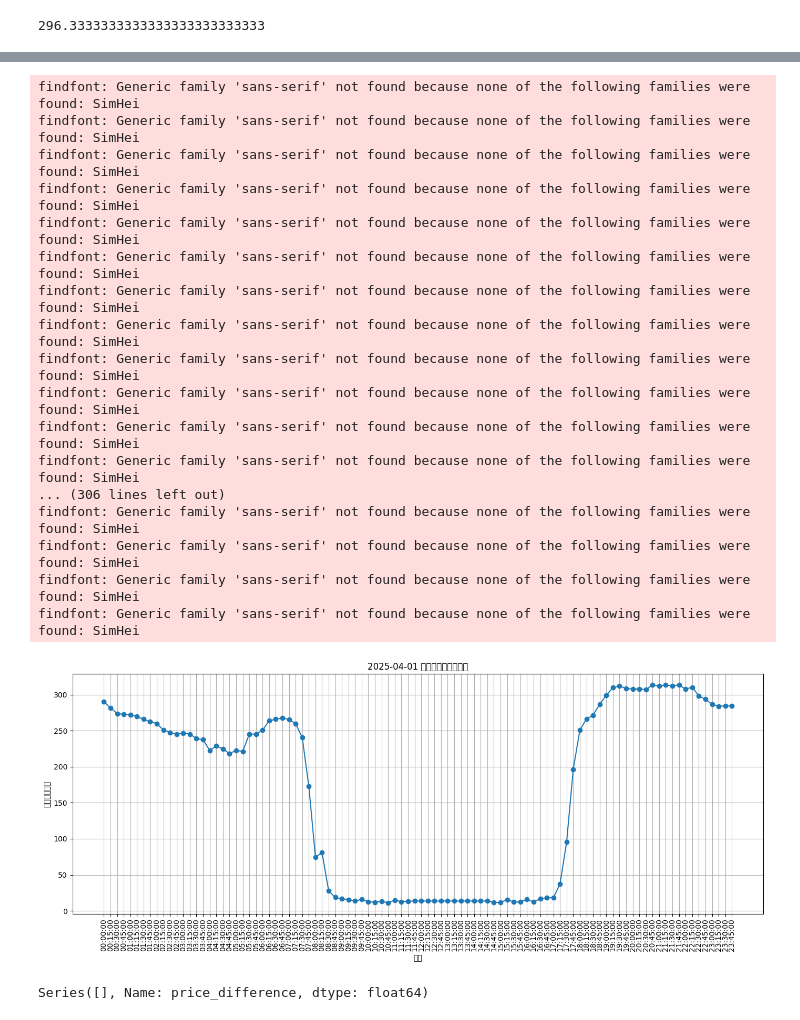
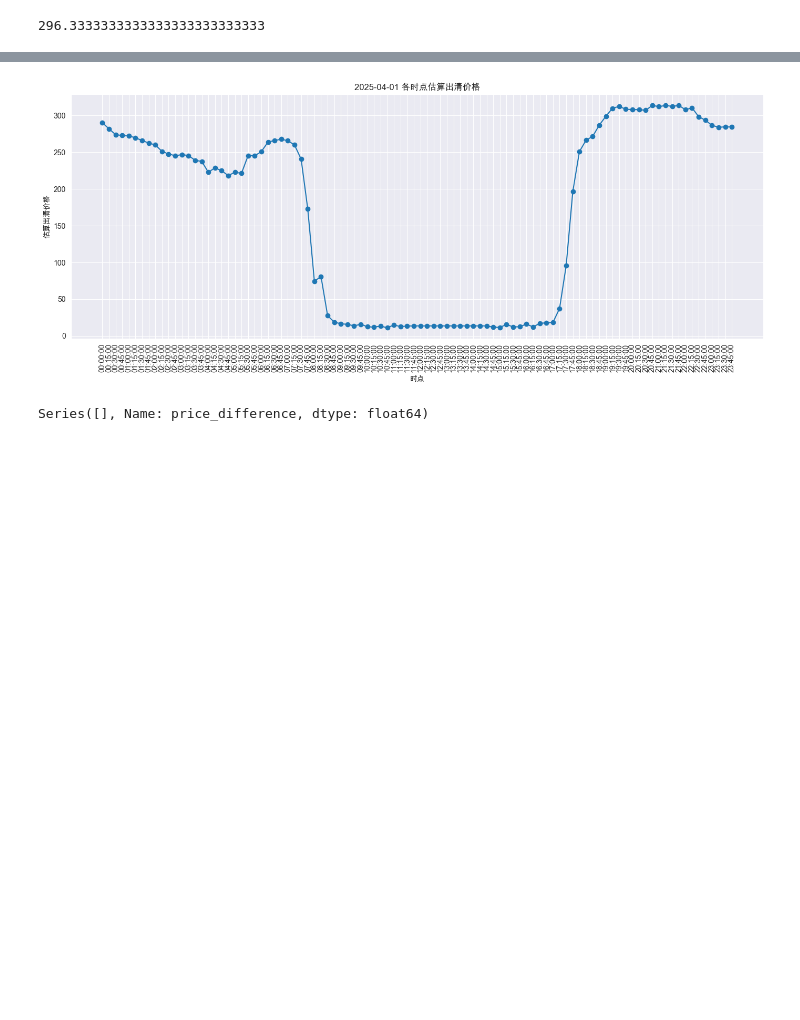
Before and after one commit to 2PoL/day_ahead_spot_price, a Jupyter notebook: main/priceAnalysisOnSimilarDays.ipynb, the cells around one changed output, grey strips where cells are left out. Drawn from its saved outputs; the diff is of its cells as text; code cells hidden in the pictures; blank space fills up the shorter version.

```diff
--- a/main/priceAnalysisOnSimilarDays.ipynb
+++ b/main/priceAnalysisOnSimilarDays.ipynb
@@ -97,40 +97,24 @@ result_df
 # %%
 import matplotlib.pyplot as plt
 
 # 转换 time_slot 为字符串，用作横坐标
 result_df["time_str"] = result_df["time_slot"].astype(str)
 
-plt.rcParams['font.sans-serif'] = ['SimHei']  # 设置默认字体为黑体
+# plt.rcParams['font.sans-serif'] = ['SimHei']  # 设置默认字体为黑体
+plt.rcParams['font.sans-serif'] = ['Arial Unicode MS']
 plt.rcParams['axes.unicode_minus'] = False    # 解决负号显示为方块的问题
 # 绘图
 plt.figure(figsize=(14, 6))
 plt.plot(result_df["time_str"], result_df["estimated_price"], marker='o')
 plt.title(f"{result_df['date'].iloc[0]} 各时点估算出清价格")
 plt.xlabel("时点")
 plt.ylabel("估算出清价格")
 plt.xticks(rotation=90)
 plt.grid(True)
 plt.tight_layout()
 plt.show()
 # %% [output]
-findfont: Generic family 'sans-serif' not found because none of the following families were found: SimHei
-findfont: Generic family 'sans-serif' not found because none of the following families were found: SimHei
-findfont: Generic family 'sans-serif' not found because none of the following families were found: SimHei
-findfont: Generic family 'sans-serif' not found because none of the following families were found: SimHei
-findfont: Generic family 'sans-serif' not found because none of the following families were found: SimHei
-findfont: Generic family 'sans-serif' not found because none of the following families were found: SimHei
-findfont: Generic family 'sans-serif' not found because none of the following families were found: SimHei
-findfont: Generic family 'sans-serif' not found because none of the following families were found: SimHei
-findfont: Generic family 'sans-serif' not found because none of the following families were found: SimHei
-findfont: Generic family 'sans-serif' not found because none of the following families were found: SimHei
-findfont: Generic family 'sans-serif' not found because none of the following families were found: SimHei
-findfont: Generic family 'sans-serif' not found because none of the following families were found: SimHei
-... (306 lines left out)
-findfont: Generic family 'sans-serif' not found because none of the following families were found: SimHei
-findfont: Generic family 'sans-serif' not found because none of the following families were found: SimHei
-findfont: Generic family 'sans-serif' not found because none of the following families were found: SimHei
-findfont: Generic family 'sans-serif' not found because none of the following families were found: SimHei
-[figure, old version]
+[figure, new version]
 # %%
 query = """
     SELECT time_slot, day_ahead_clearing_price
```
Also changed, not shown: parts of 2 cells of this notebook, 2 other files.
